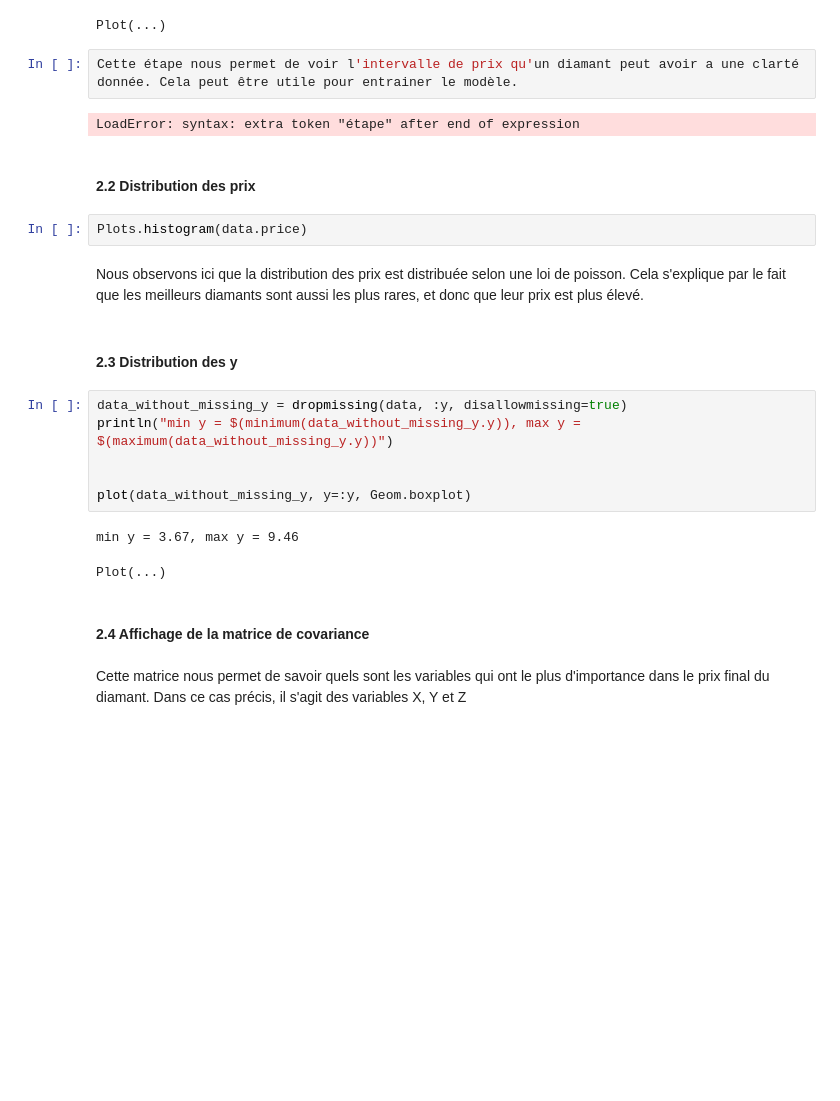
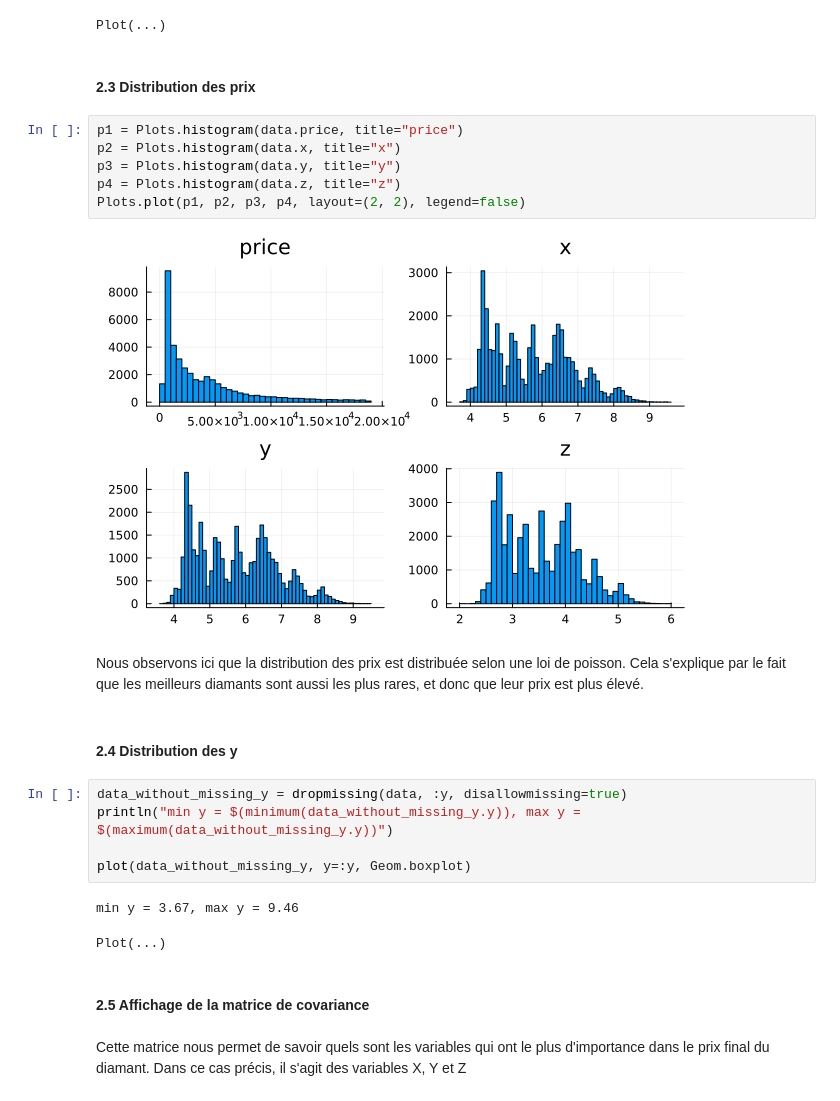
Before and after one commit to kugiyasan/MTH3302_projet_final, a Jupyter notebook: projet_H2023.ipynb, the cells around one changed output. Saved outputs shown, nothing was run; the diff lists cells and outputs as text; blank space fills up the shorter version.

```diff
--- a/projet_H2023.ipynb
+++ b/projet_H2023.ipynb
@@ -160,29 +184,30 @@ describe(data)
 plot(data, x=:clarity, y=:price, Geom.boxplot)
 # %% [output]
 Plot(...)
-# %%
-Cette étape nous permet de voir l'intervalle de prix qu'un diamant peut avoir a une clarté donnée. Cela peut être utile pour entrainer le modèle.
-# %% [output]
-LoadError: syntax: extra token "étape" after end of expression
-# %% [markdown]
-#### 2.2 Distribution des prix
-# %%
-Plots.histogram(data.price)
+# %% [markdown]
+#### 2.3 Distribution des prix
+# %%
+p1 = Plots.histogram(data.price, title="price")
+p2 = Plots.histogram(data.x, title="x")
+p3 = Plots.histogram(data.y, title="y")
+p4 = Plots.histogram(data.z, title="z")
+Plots.plot(p1, p2, p3, p4, layout=(2, 2), legend=false)
+# %% [output]
+[figure, added]
 # %% [markdown]
 Nous observons ici que la distribution des prix est distribuée selon une loi de poisson. Cela s'explique par le fait que les meilleurs diamants sont aussi les plus rares, et donc que leur prix est plus élevé.
 # %% [markdown]
-#### 2.3 Distribution des y
+#### 2.4 Distribution des y
 # %%
 data_without_missing_y = dropmissing(data, :y, disallowmissing=true)
 println("min y = $(minimum(data_without_missing_y.y)), max y = $(maximum(data_without_missing_y.y))")
 
-
 plot(data_without_missing_y, y=:y, Geom.boxplot)
 # %% [output]
 min y = 3.67, max y = 9.46
 Plot(...)
 # %% [markdown]
-#### 2.4 Affichage de la matrice de covariance
+#### 2.5 Affichage de la matrice de covariance
 # %% [markdown]
 Cette matrice nous permet de savoir quels sont les variables qui ont le plus d'importance dans le prix final du diamant. Dans ce cas précis, il s'agit des variables X, Y et Z
 # %%
```
Also changed, not shown: parts of 43 cells of this notebook, 3 other files.
